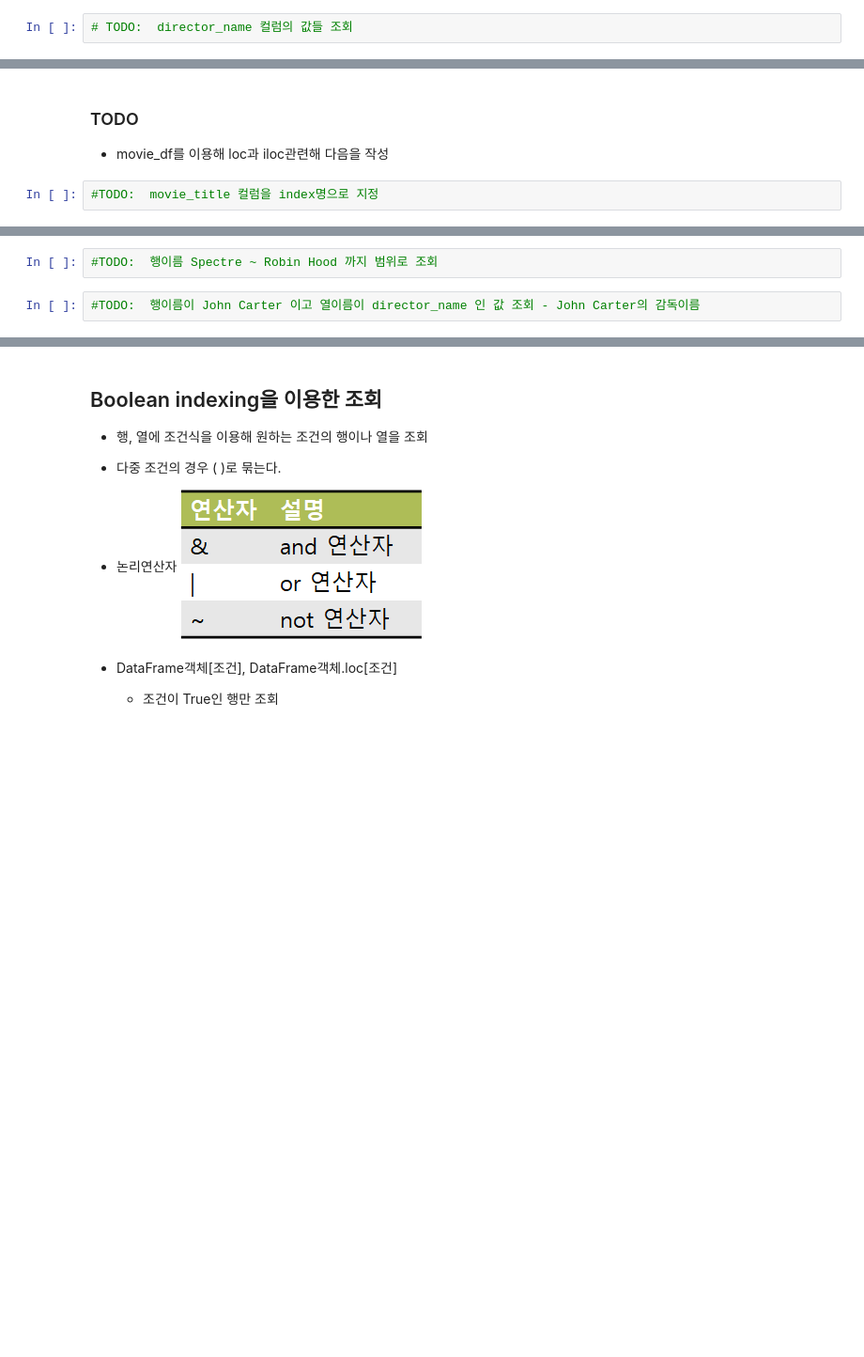
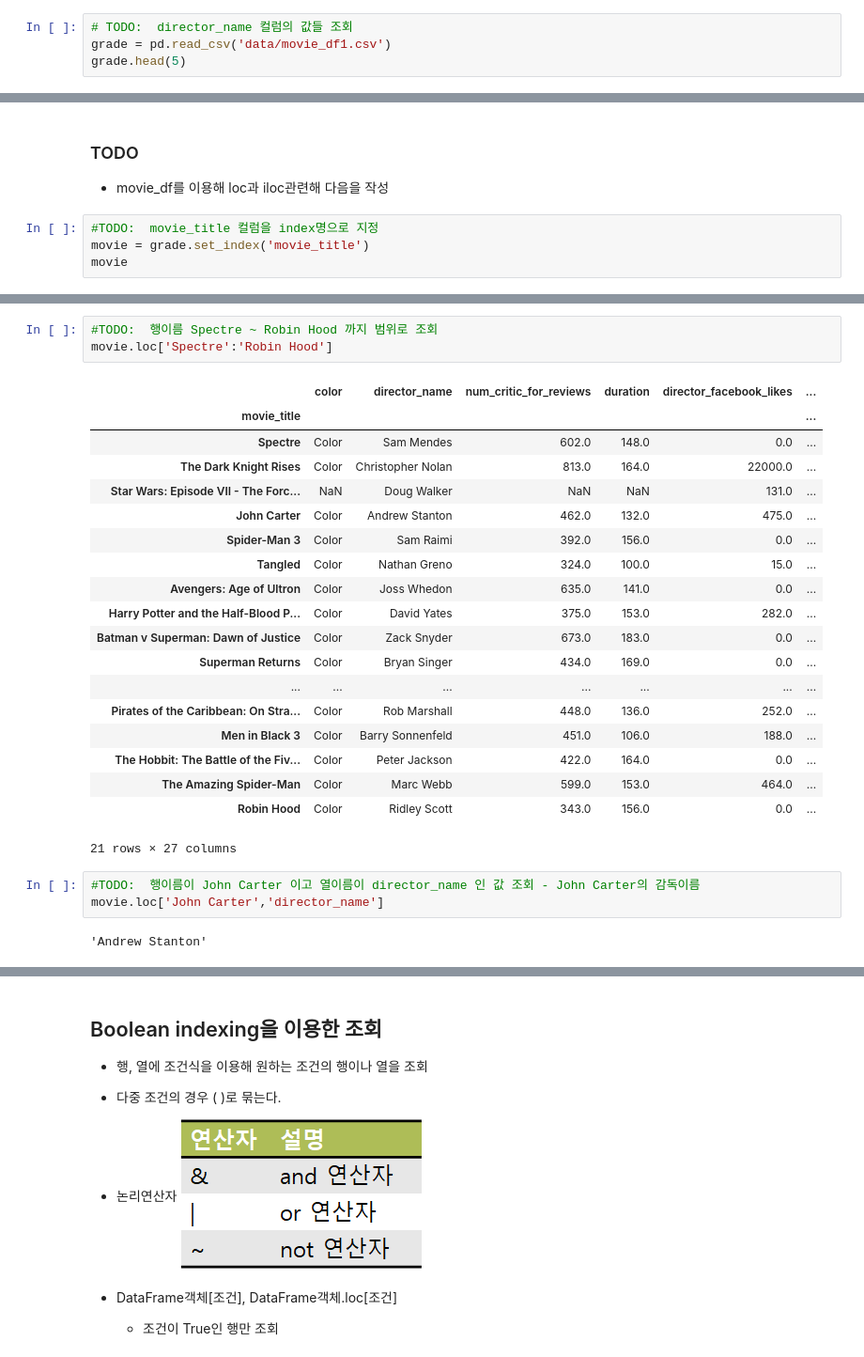
Before and after one commit to kkogggokk/Python, a Jupyter notebook: 04_Pandas/01_수업자료/02_Pandas_DataFrame.ipynb, the cells around one changed output, grey strips where cells are left out. Shown: that part at 94% size. Drawn from its saved outputs; the diff is of its cells as text; blank space fills up the shorter version.

```diff
--- a/04_Pandas/01_수업자료/02_Pandas_DataFrame.ipynb
+++ b/04_Pandas/01_수업자료/02_Pandas_DataFrame.ipynb
@@ -303,3 +772,5 @@ df =
 - 조회결과는 head() 메소드를 이용해 5행만 조회
 # %%
 # TODO:  director_name 컬럼의 값들 조회
+grade = pd.read_csv('data/movie_df1.csv')
+grade.head(5)
@@ -381,3 +1219,5 @@ df =
 - movie_df를 이용해 loc과 iloc관련해 다음을 작성
 # %%
 #TODO:  movie_title 컬럼을 index명으로 지정
+movie = grade.set_index('movie_title')
+movie
@@ -388,4 +1270,28 @@ df =
 # %%
 #TODO:  행이름 Spectre ~ Robin Hood 까지 범위로 조회
+movie.loc['Spectre':'Robin Hood']
+# %% [output]
+|  | color | director_name | num_critic_for_reviews | duration | director_facebook_likes | ... |
+| movie_title |  |  |  |  |  | ... |
+| Spectre | Color | Sam Mendes | 602.0 | 148.0 | 0.0 | ... |
+| The Dark Knight Rises | Color | Christopher Nolan | 813.0 | 164.0 | 22000.0 | ... |
+| Star Wars: Episode VII - The Forc... | NaN | Doug Walker | NaN | NaN | 131.0 | ... |
+| John Carter | Color | Andrew Stanton | 462.0 | 132.0 | 475.0 | ... |
+| Spider-Man 3 | Color | Sam Raimi | 392.0 | 156.0 | 0.0 | ... |
+| Tangled | Color | Nathan Greno | 324.0 | 100.0 | 15.0 | ... |
+| Avengers: Age of Ultron | Color | Joss Whedon | 635.0 | 141.0 | 0.0 | ... |
+| Harry Potter and the Half-Blood P... | Color | David Yates | 375.0 | 153.0 | 282.0 | ... |
+| Batman v Superman: Dawn of Justice | Color | Zack Snyder | 673.0 | 183.0 | 0.0 | ... |
+| Superman Returns | Color | Bryan Singer | 434.0 | 169.0 | 0.0 | ... |
+| ... | ... | ... | ... | ... | ... | ... |
+| Pirates of the Caribbean: On Stra... | Color | Rob Marshall | 448.0 | 136.0 | 252.0 | ... |
+| Men in Black 3 | Color | Barry Sonnenfeld | 451.0 | 106.0 | 188.0 | ... |
+| The Hobbit: The Battle of the Fiv... | Color | Peter Jackson | 422.0 | 164.0 | 0.0 | ... |
+| The Amazing Spider-Man | Color | Marc Webb | 599.0 | 153.0 | 464.0 | ... |
+| Robin Hood | Color | Ridley Scott | 343.0 | 156.0 | 0.0 | ... |
+21 rows × 27 columns
 # %%
 #TODO:  행이름이 John Carter 이고 열이름이 director_name 인 값 조회 - John Carter의 감독이름
+movie.loc['John Carter','director_name']
+# %% [output]
+'Andrew Stanton'
```
Also changed, not shown: parts of 106 cells of this notebook, 2 other files.
